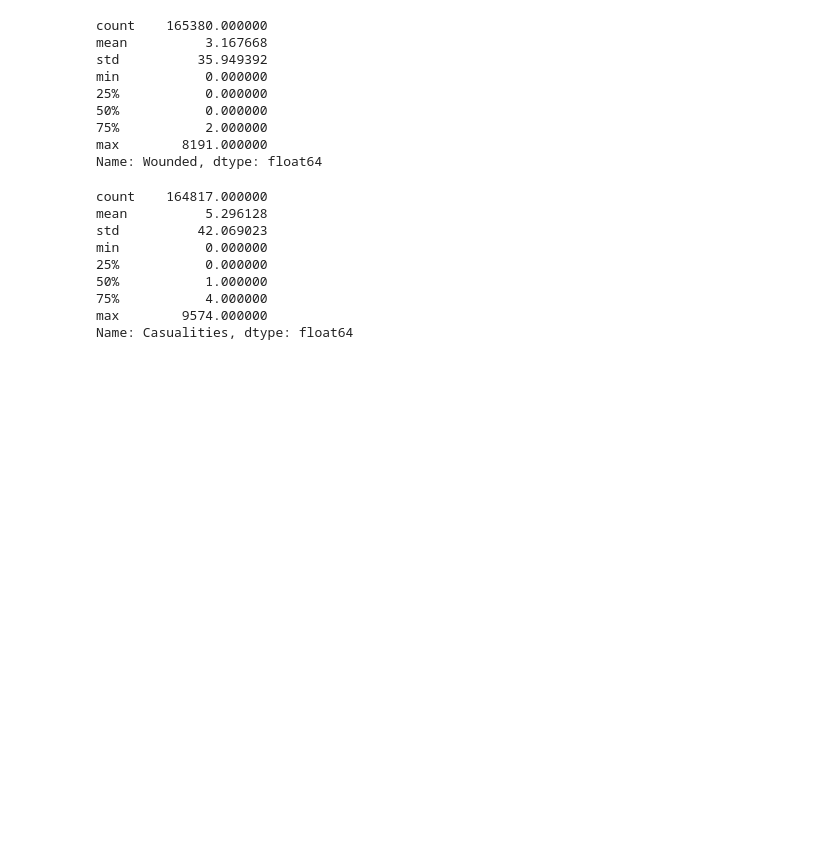
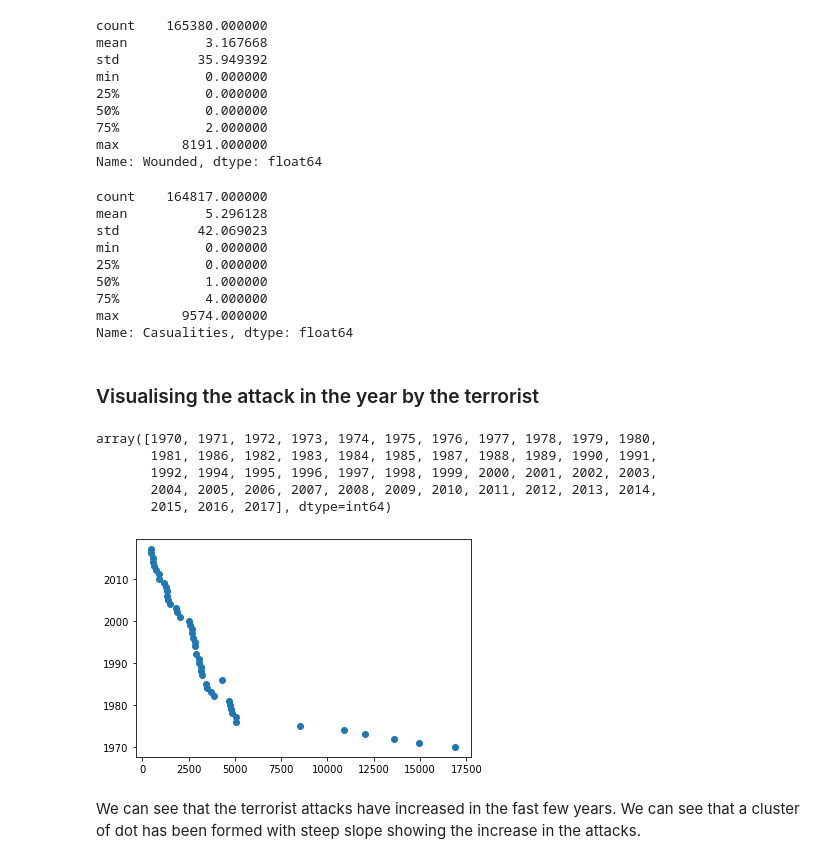
Before and after one commit to FiNiX-GaMmA/Global_terrorism-EDA_project, a Jupyter notebook: worsheet.ipynb, the cells around one changed output. Cells and saved outputs as stored; diff of their text form; code cells hidden in the pictures; blank space fills up the shorter version.

```diff
--- a/worsheet.ipynb
+++ b/worsheet.ipynb
@@ -188,3 +188,22 @@ min           0.000000
 75%           4.000000
 max        9574.000000
 Name: Casualities, dtype: float64
+# %% [markdown]
+### Visualising the attack in the year by the terrorist
+# %%
+data["Year"].unique() # showing the unique values in the Year coumn
+# %% [output]
+array([1970, 1971, 1972, 1973, 1974, 1975, 1976, 1977, 1978, 1979, 1980,
+       1981, 1986, 1982, 1983, 1984, 1985, 1987, 1988, 1989, 1990, 1991,
+       1992, 1994, 1995, 1996, 1997, 1998, 1999, 2000, 2001, 2002, 2003,
+       2004, 2005, 2006, 2007, 2008, 2009, 2010, 2011, 2012, 2013, 2014,
+       2015, 2016, 2017], dtype=int64)
+# %%
+
+plt.scatter(data["Year"].value_counts(),data["Year"].unique())
+plt.show()
+# %% [output]
+[figure, added]
+# %% [markdown]
+We can see that the terrorist attacks have increased in the fast few years.
+We can see that a cluster of dot has been formed with steep slope showing the increase in the attacks.
```
Also changed, not shown: parts of 4 cells of this notebook.
